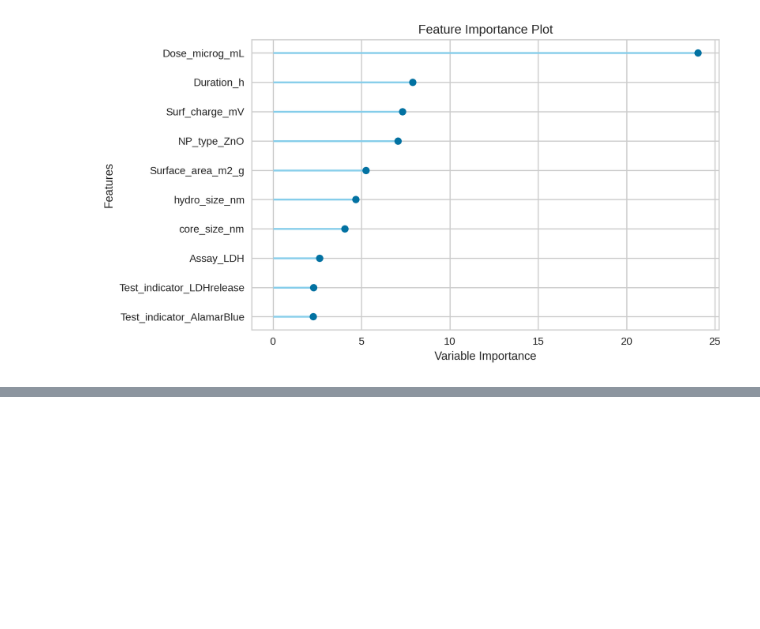
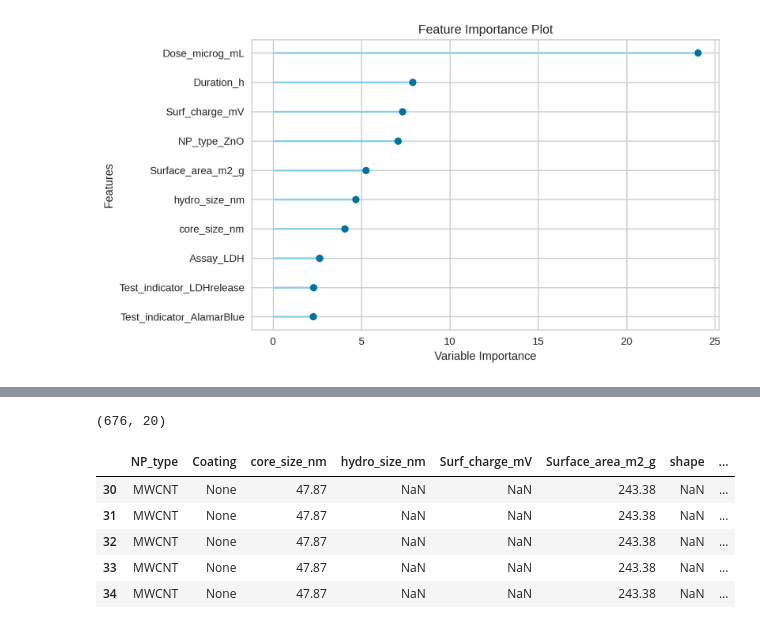
Before and after one commit to ammar257ammar/Nanosafety-ML-pycaret, a Jupyter notebook: analysis.ipynb, the cells around one changed output, grey strips where cells are left out. Cells and saved outputs as stored; diff of their text form; code cells hidden in the pictures; blank space fills up the shorter version.

```diff
--- a/analysis.ipynb
+++ b/analysis.ipynb
@@ -1066,0 +1102,15 @@ plot_model(best_carbon_mdl, plot = 'feature')
+# %%
+data_nanotube_df = data_df[data_df['nanomaterial_group'] == 'nanotubes']
+# %%
+data_nanotube_df.shape
+# %% [output]
+(676, 20)
+# %%
+data_nanotube_df.head()
+# %% [output]
+|  | NP_type | Coating | core_size_nm | hydro_size_nm | Surf_charge_mV | Surface_area_m2_g | shape | ... |
+| 30 | MWCNT | None | 47.87 | NaN | NaN | 243.38 | NaN | ... |
+| 31 | MWCNT | None | 47.87 | NaN | NaN | 243.38 | NaN | ... |
+| 32 | MWCNT | None | 47.87 | NaN | NaN | 243.38 | NaN | ... |
+| 33 | MWCNT | None | 47.87 | NaN | NaN | 243.38 | NaN | ... |
+| 34 | MWCNT | None | 47.87 | NaN | NaN | 243.38 | NaN | ... |
```
Also changed, not shown: parts of 33 cells of this notebook.
